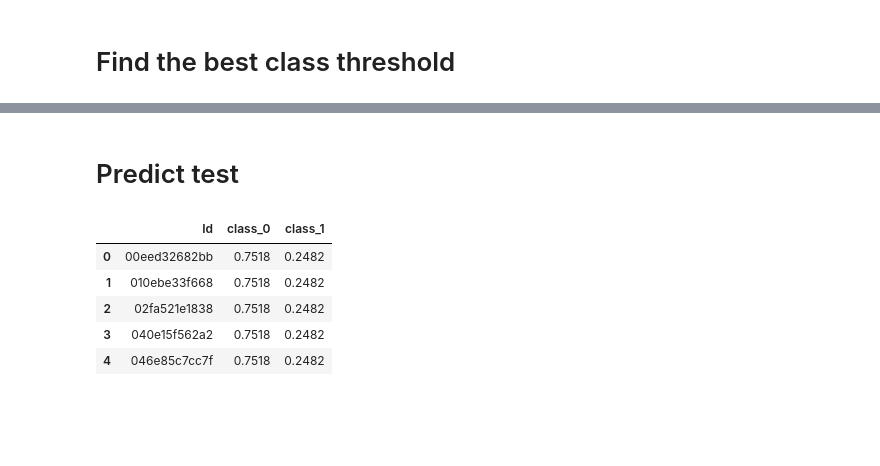
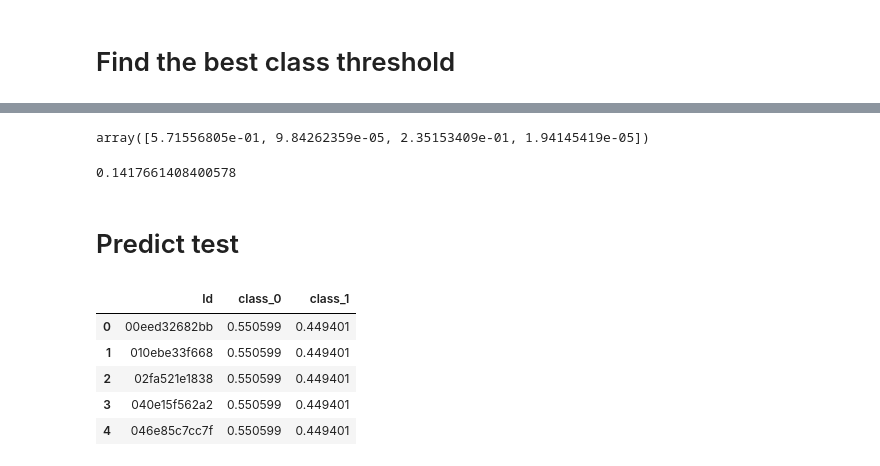
Before and after one commit to beatwad/ICR, a Jupyter notebook: multilabel_lgbm_catboost_optuna_fe.ipynb, the cells around one changed output, grey strips where cells are left out. Saved outputs shown, nothing was run; the diff lists cells and outputs as text; code cells hidden in the pictures; blank space fills up the shorter version.

```diff
--- a/multilabel_lgbm_catboost_optuna_fe.ipynb
+++ b/multilabel_lgbm_catboost_optuna_fe.ipynb
@@ -704,6 +733,7 @@ if CFG.test:
 # XGBoost Optuna optimization
 # %%
 X, y = train_df[features], train_df['Class']
+best_iterations = list()
 
 def objective(trial):
     bll_list = list()
@@ -730,7 +760,7 @@ def objective(trial):
     }
 
     # if not CFG.oversample and not CFG.undersample:
-    params["scale_pos_weight"] = class_imbalance
+    params["scale_pos_weight"] = train_df[train_df['Class'] == 0].shape[0] / train_df[train_df['Class'] == 1].shape[0]
 
     if params["booster"] in ["gbtree", "dart"]:
         params["learning_rate"] = trial.suggest_float("learning_rate", 1e-4, 0.1, log=True) # alias eta
@@ -766,6 +796,7 @@ if CFG.xgb_optimize:
         print("    {}: {}".format(key, value))
 
     df = study.trials_dataframe().sort_values('value')
+    df['params_n_estimators'] = best_iterations
     df.to_csv(f'optuna_xgb.csv')
 
     display(df.head(10))
@@ -1248,0 +1621,3 @@ def inflate_preds(_y, _oof, _p):
+# %%
+df_original.loc[:,names] = df_original[names].fillna(df_original[names].mean())
+df_test2.loc[:,names] = df_test2[names].fillna(df_original[names].mean())
@@ -1248,0 +1805,2 @@ def inflate_preds(_y, _oof, _p):
+# %%
+best_lgbm_params2 = load_lgbm_parameters("optuna_lgbm2.csv")
@@ -1249,29 +2227,54 @@ def inflate_preds(_y, _oof, _p):
+# %%
+oof_level2 = [oof_level2_LGBM, oof_level2_LGBM2, oof_level2_LR, oof_level2_XGB]
+oof_level2_test = [oof_level2_LGBM_test, oof_level2_LGBM2_test, oof_level2_LR_test, oof_level2_XGB_test]
+
+# Use Optuna to find the best ensemble weights
+optweights = OptunaWeights(random_state=19072023)
+y_val_pred = optweights.fit_predict(y, [oof_level2[i] for i in range(len(oof_level2))])
+optuna_weights = np.array(optweights.weights)
+# optuna_weights[optuna_weights < 0.05] = 0
+display(optuna_weights)
+balanced_log_loss(y, y_val_pred)
+# %% [output]
+array([5.71556805e-01, 9.84262359e-05, 2.35153409e-01, 1.94145419e-05])
+0.1417661408400578
 # %% [markdown]
 # Predict test
 # %%
 def predict(X):
-    y = np.zeros(len(X))
-    for i in range(oof_level2_test.shape[1]):
-        # y += weights[i] * oof_level2_test[:,i]
-        y += oof_level2_test[:,i]
-    # return y / sum(weights)
-    return y / oof_level2_test.shape[1]
+    y = np.zeros_like(X[0])
+    for i in range(len(X)):
+        # y += oof_level2_test[i]
+        y += optuna_weights[i] * X[i]
+    # return y / len(X)
+    return y / sum(optuna_weights)
 
-predictions = predict(test_df[features])
+# def predict(X):
+#     pred = (X * (1 / np.maximum(oof_level2_val.mean(axis=0), 1e-15))).sum(axis=1) / (1 / np.maximum(oof_level2_val.mean(axis=0), 1e-15)).sum()
+#     return pred
+
+def lr_predict(X):
+    return lr.predict_proba(X)[:,1]
+
+predictions = predict(oof_level2_test)
+# predictions = lr_predict(oof_level2_test)
 
 if CFG.adjust_class_threshold:
     _, predictions = inflate_preds(y, np.mean(X, axis=1), predictions)
 
 test_df['class_1'] = predictions
 test_df['class_0'] = 1 - predictions
 
+# predictions[(predictions > 0.88) & (predictions < 0.99)] = 0.99
+# predictions[(predictions < 0.03) & (predictions > 0.0005)] = 0.0005
+
 sample_submission[['class_0', 'class_1']] = test_df[['class_0', 'class_1']]
 sample_submission.to_csv(r"submission.csv", index=False)
 sample_submission
 # %% [output]
 |  | Id | class_0 | class_1 |
-| 0 | 00eed32682bb | 0.7518 | 0.2482 |
-| 1 | 010ebe33f668 | 0.7518 | 0.2482 |
-| 2 | 02fa521e1838 | 0.7518 | 0.2482 |
-| 3 | 040e15f562a2 | 0.7518 | 0.2482 |
-| 4 | 046e85c7cc7f | 0.7518 | 0.2482 |
+| 0 | 00eed32682bb | 0.550599 | 0.449401 |
+| 1 | 010ebe33f668 | 0.550599 | 0.449401 |
+| 2 | 02fa521e1838 | 0.550599 | 0.449401 |
+| 3 | 040e15f562a2 | 0.550599 | 0.449401 |
+| 4 | 046e85c7cc7f | 0.550599 | 0.449401 |
```
Also changed, not shown: parts of 80 cells of this notebook, 37 other files.
